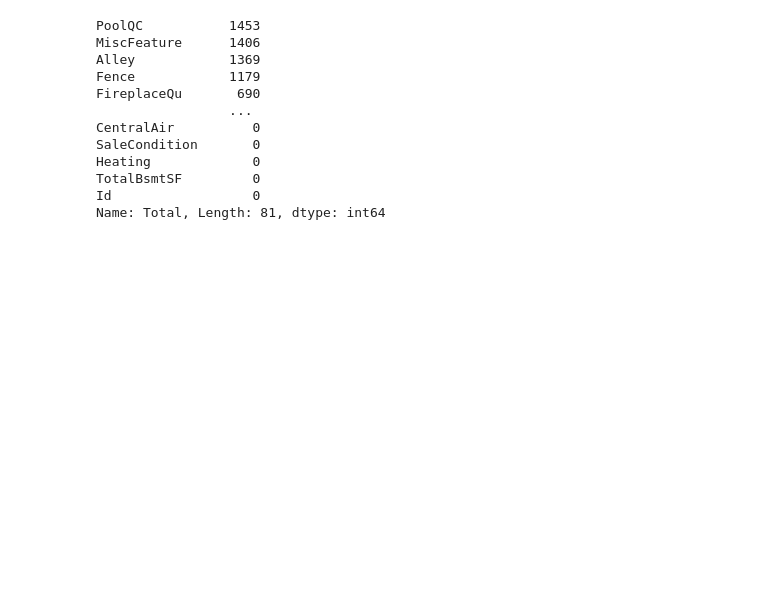
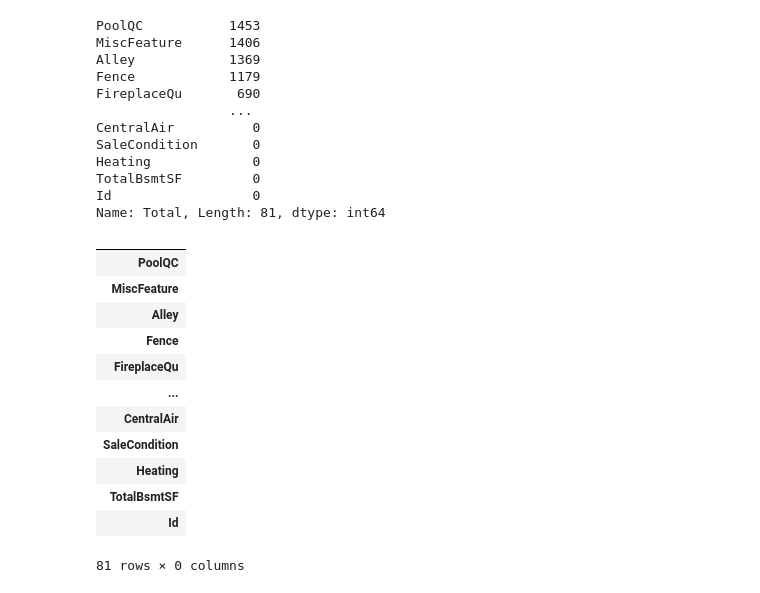
Before and after one commit to manojgupta3051994/dsmp-pre-work, a Jupyter notebook: Plotting_Practice_2.ipynb, the cells around one changed output. Saved outputs shown, nothing was run; the diff lists cells and outputs as text; code cells hidden in the pictures; blank space fills up the shorter version.

```diff
--- a/Plotting_Practice_2.ipynb
+++ b/Plotting_Practice_2.ipynb
@@ -335,4 +335,18 @@ TotalBsmtSF         0
 Id                  0
 Name: Total, Length: 81, dtype: int64
 # %%
-missing_data.drop('Total' > 1 , axis = 1)
+missing_data.drop(missing_data[(missing_data['Total'] >= 1)], axis = 1)
+# %% [output]
+|  |
+| PoolQC |
+| MiscFeature |
+| Alley |
+| Fence |
+| FireplaceQu |
+| ... |
+| CentralAir |
+| SaleCondition |
+| Heating |
+| TotalBsmtSF |
+| Id |
+81 rows × 0 columns
```
Also changed, not shown: parts of 1 cell of this notebook.
